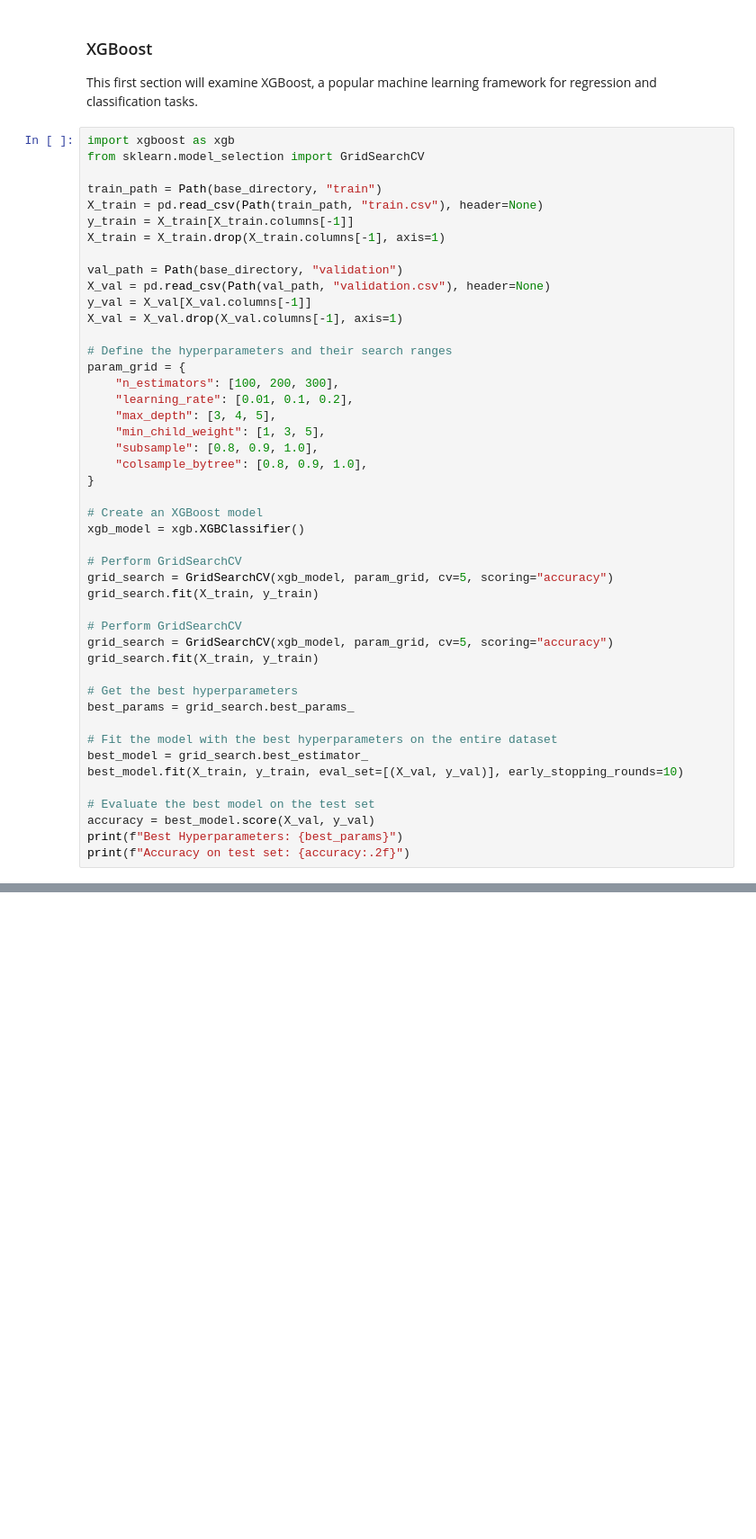
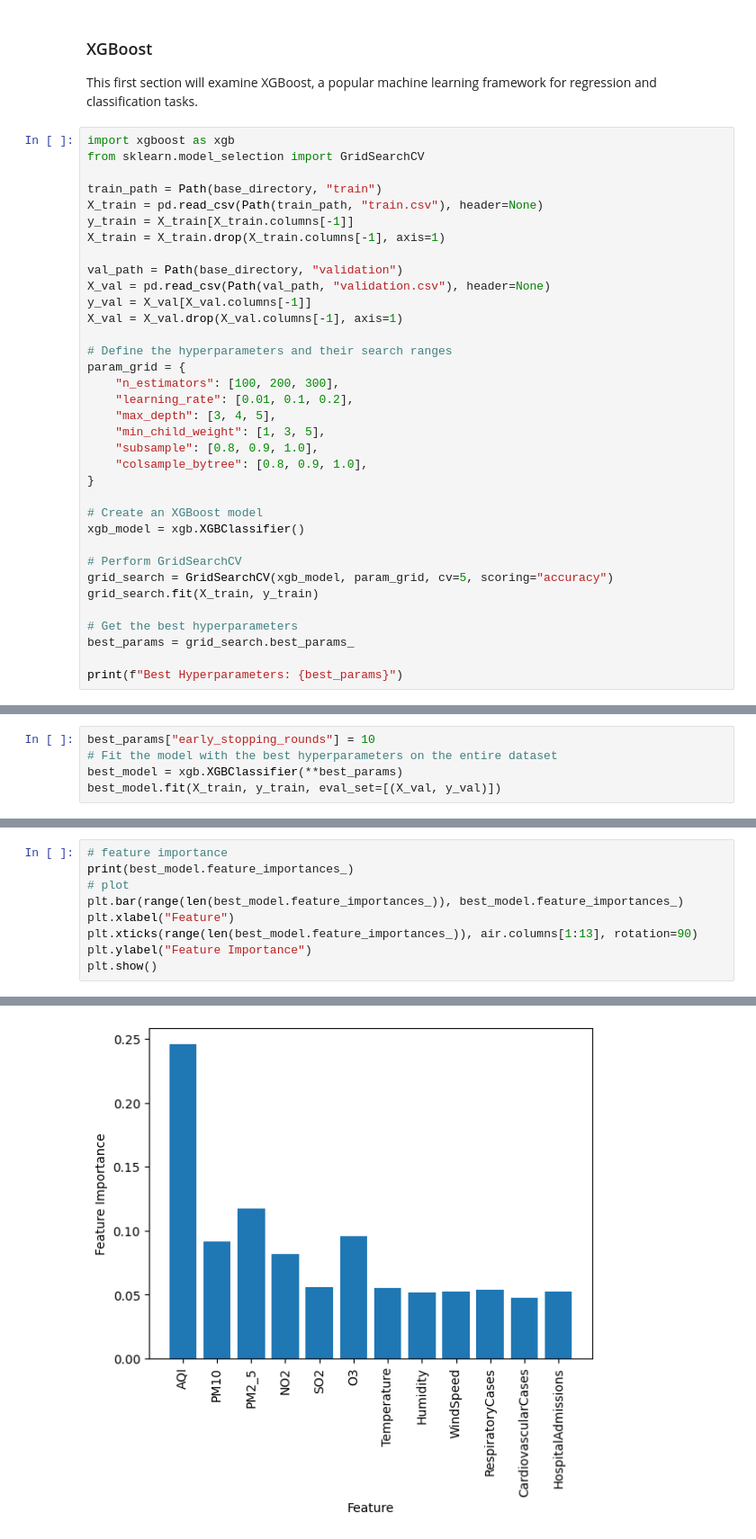
Before and after one commit to clmcnabb/aq_health_impact, a Jupyter notebook: experimentation.ipynb, the cells around one changed output, grey strips where cells are left out. Shown at 90% size. Saved outputs shown, nothing was run; the diff lists cells and outputs as text; blank space fills up the shorter version.

Commit message:
chore: Update requirements.txt, add preprocessing and model testing to notebook

```diff
--- a/experimentation.ipynb
+++ b/experimentation.ipynb
@@ -340,18 +413,7 @@ xgb_model = xgb.XGBClassifier()
 grid_search = GridSearchCV(xgb_model, param_grid, cv=5, scoring="accuracy")
 grid_search.fit(X_train, y_train)
 
-# Perform GridSearchCV
-grid_search = GridSearchCV(xgb_model, param_grid, cv=5, scoring="accuracy")
-grid_search.fit(X_train, y_train)
-
 # Get the best hyperparameters
 best_params = grid_search.best_params_
 
-# Fit the model with the best hyperparameters on the entire dataset
-best_model = grid_search.best_estimator_
-best_model.fit(X_train, y_train, eval_set=[(X_val, y_val)], early_stopping_rounds=10)
-
-# Evaluate the best model on the test set
-accuracy = best_model.score(X_val, y_val)
 print(f"Best Hyperparameters: {best_params}")
-print(f"Accuracy on test set: {accuracy:.2f}")
@@ -357,0 +422,5 @@ print(f"Accuracy on test set: {accuracy:.2f}")
+# %%
+best_params["early_stopping_rounds"] = 10
+# Fit the model with the best hyperparameters on the entire dataset
+best_model = xgb.XGBClassifier(**best_params)
+best_model.fit(X_train, y_train, eval_set=[(X_val, y_val)])
@@ -357,0 +468,10 @@ print(f"Accuracy on test set: {accuracy:.2f}")
+# %%
+# feature importance
+print(best_model.feature_importances_)
+# plot
+plt.bar(range(len(best_model.feature_importances_)), best_model.feature_importances_)
+plt.xlabel("Feature")
+plt.xticks(range(len(best_model.feature_importances_)), air.columns[1:13], rotation=90)
+plt.ylabel("Feature Importance")
+plt.show()
+# %% [output]
@@ -357,0 +480 @@ print(f"Accuracy on test set: {accuracy:.2f}")
+[figure, added]
```
Also changed, not shown: parts of 15 cells of this notebook.
